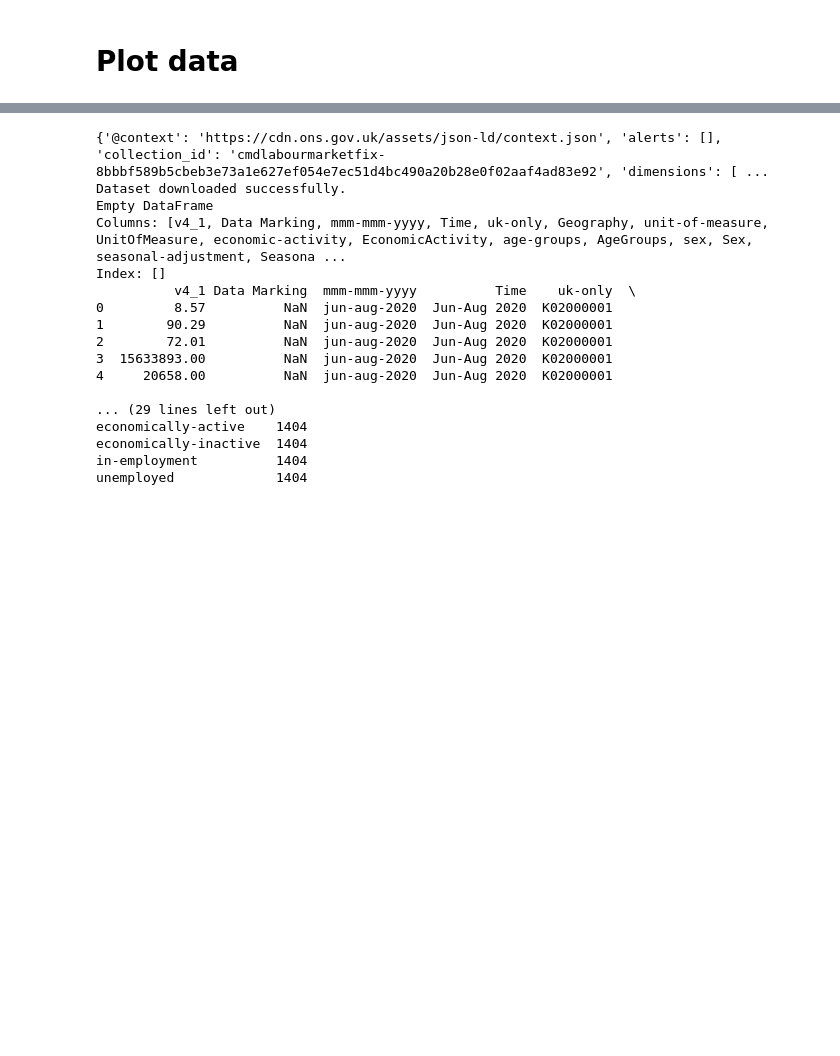
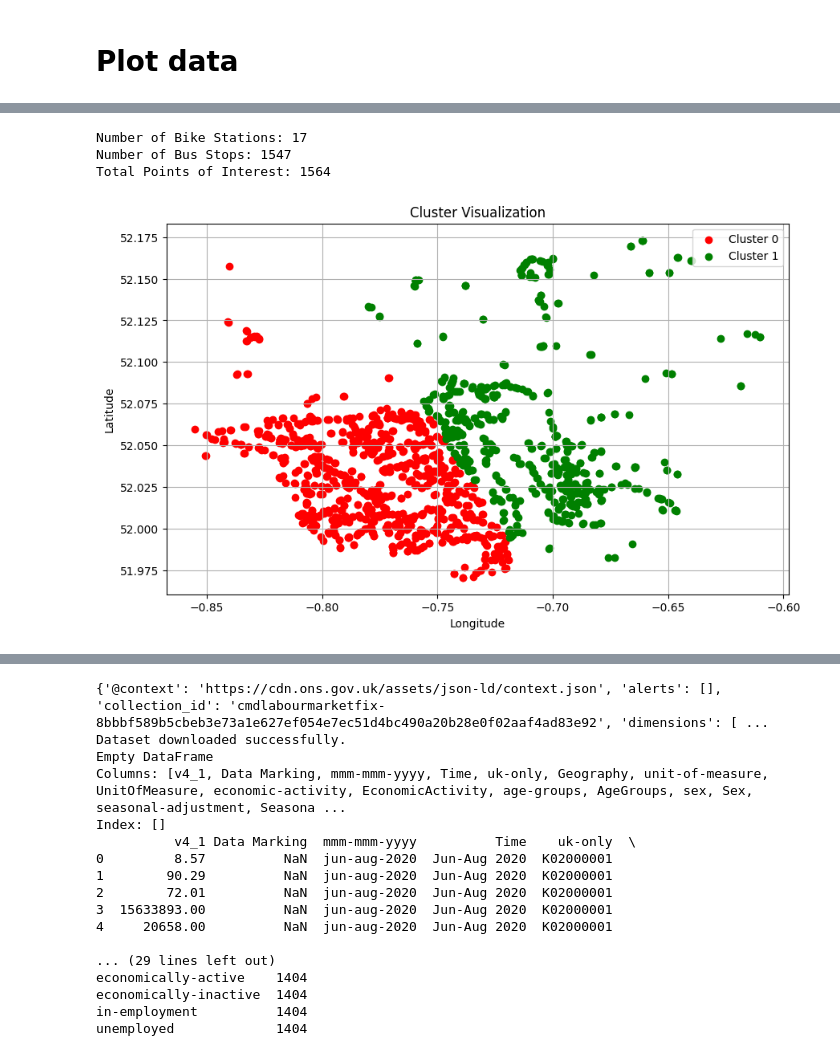
Before and after one commit to seelca/more-access, a Jupyter notebook: more_access_v2.ipynb, the cells around one changed output, grey strips where cells are left out. Saved outputs shown, nothing was run; the diff lists cells and outputs as text; code cells hidden in the pictures; blank space fills up the shorter version.

```diff
--- a/more_access_v2.ipynb
+++ b/more_access_v2.ipynb
@@ -261,7 +256,7 @@ bus_stops = [
         latitude=row['Latitude'],
         longitude=row['Longitude'],
         popup_info=f"{row['CommonName']} ({row['Indicator']})",
-        marker_color='blue'
+        marker_color='green'
     )
     for index, row in df.iterrows()
 ]
@@ -335,3 +330,50 @@ map
+# %%
+import pandas as pd
+from sklearn.cluster import KMeans
+import matplotlib.pyplot as plt
+
+# Assuming `bike_stations` and `bus_stops` are already defined as lists of PointOfInterest instances
+
+print("Number of Bike Stations:", len(bike_stations))
+print("Number of Bus Stops:", len(bus_stops))
+
+# Combining the lists
+all_pois = bike_stations + bus_stops
+
+# Check if the lengths are as expected
+print("Total Points of Interest:", len(all_pois))
+
+# Create a DataFrame from the POI objects for clustering
+df = pd.DataFrame({
+    'name': [poi.name for poi in all_pois],
+    'latitude': [poi.latitude for poi in all_pois],
+    'longitude': [poi.longitude for poi in all_pois],
+    'type': ['bike' if poi in bike_stations else 'bus' for poi in all_pois]
+})
+
+# Perform KMeans clustering
+kmeans = KMeans(n_clusters=2)  # Adjust the number of clusters if necessary
+df['cluster'] = kmeans.fit_predict(df[['latitude', 'longitude']])
+
+# Create a scatter plot of the clusters
+plt.figure(figsize=(10, 6))
+colors = ['red', 'green']  # Define colors for the clusters
+
+for cluster_id in range(kmeans.n_clusters):
+    cluster_data = df[df['cluster'] == cluster_id]
+    plt.scatter(cluster_data['longitude'], cluster_data['latitude'], color=colors[cluster_id], label=f'Cluster {cluster_id}')
+
+plt.title('Cluster Visualization')
+plt.xlabel('Longitude')
+plt.ylabel('Latitude')
+plt.legend()
+plt.grid(True)
+plt.show()
+# %% [output]
+Number of Bike Stations: 17
+Number of Bus Stops: 1547
+Total Points of Interest: 1564
+[figure, added]
 # %%
 import osmnx as ox
 import folium
```
Also changed, not shown: parts of 9 cells of this notebook.
